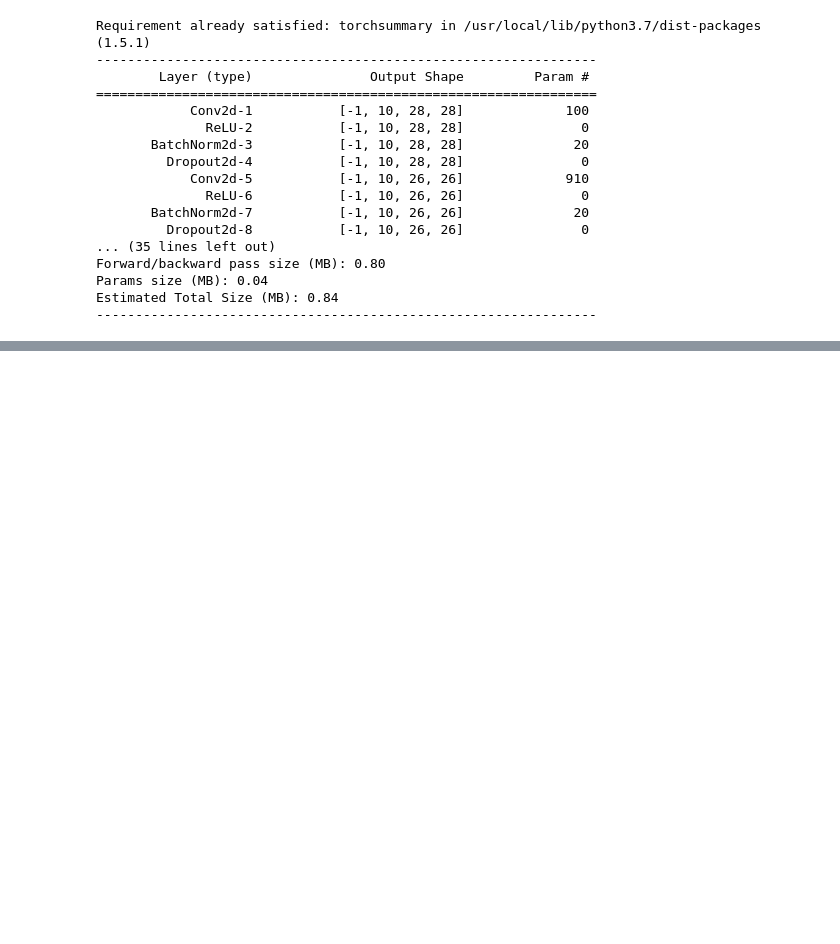
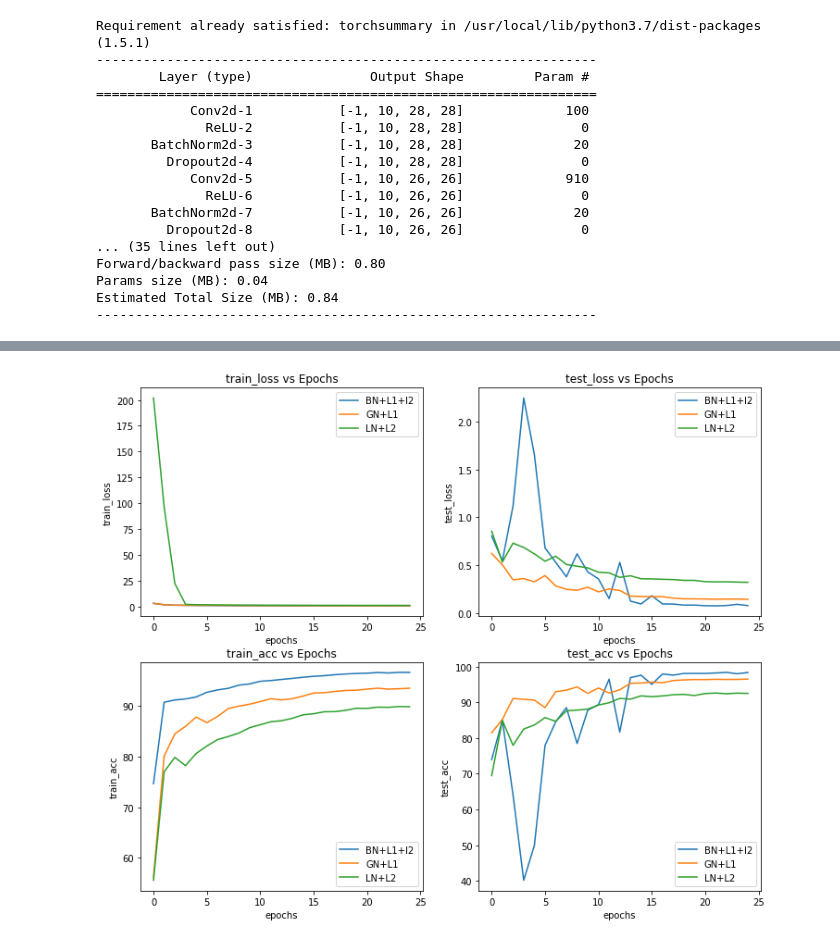
Before and after one commit to ShreyJ1729/EVA6-TSAI, a Jupyter notebook: 06-BatchNorm&Regularization/06-BatchNorm&Regularization.ipynb, the cells around one changed output, grey strips where cells are left out. Cells and saved outputs as stored; diff of their text form; code cells hidden in the pictures; blank space fills up the shorter version.

```diff
--- a/06-BatchNorm&Regularization/06-BatchNorm&Regularization.ipynb
+++ b/06-BatchNorm&Regularization/06-BatchNorm&Regularization.ipynb
@@ -122,7 +72,7 @@ test_loader = torch.utils.data.DataLoader(
 # %%
 import torch
 
-def fit(model, device, train_loader, val_loader, optimizer, epochs, loss_func, lambda_l1=0, l1reg=None, scheduler=None, notebook=False, leave=False):
+def fit(model_name, model, device, train_loader, val_loader, optimizer, epochs, loss_func, lambda_l1=0, l1reg=None, l2reg=None, scheduler=None, notebook=False, leave=False):
     model = model.to(device)
 
     results = {
@@ -203,6 +153,7 @@ def fit(model, device, train_loader, val_loader, optimizer, epochs, loss_func, l
         results["test_loss"].append(test_loss)
         results["test_acc"].append(100. * correct / len(test_loader.dataset) )
 
+    torch.save(model, f"{model_name}.pt")
     return results
 # %%
 #Training all models
@@ -243,24 +203,23 @@ Epoch 4
 # %%
 # Test loss plot:
-# 0 - BN
+# 0 - BN+L1
 # 1 - GN
 # 2 - LN
 
 import matplotlib.pyplot as plt
-plt.plot(final[0]["test_loss"], label="BN+L1")
-plt.plot(final[1]["test_loss"], label="GN")
-plt.plot(final[2]["test_loss"], label="LN")
-plt.legend()
-plt.xlabel("epochs")
-plt.ylabel("loss (F.nll_loss)")
-plt.title("Validation Loss vs Epochs")
+
+plt.figure(figsize=(12,10))
+index=1
+for metric in ["train_loss", "test_loss", "train_acc", "test_acc"]:
+  plt.subplot(2, 2, index)
+  plt.plot(final[0][metric], label="BN+L1+l2")
+  plt.plot(final[1][metric], label="GN+L1")
+  plt.plot(final[2][metric], label="LN+L2")
+  plt.legend()
+  plt.xlabel("epochs")
+  plt.ylabel(metric)
+  plt.title(f"{metric} vs Epochs")
+  index+=1
 plt.show()
-
-plt.plot(final[0]["test_acc"], label="BN+L1")
-plt.plot(final[1]["test_acc"], label="GN")
-plt.plot(final[2]["test_acc"], label="LN")
-plt.legend()
-plt.xlabel("epochs")
-plt.ylabel("accuracy")
-plt.title("Accuracy vs Epochs")
-plt.show()
+# %% [output]
+[figure, added]
```
Also changed, not shown: parts of 6 cells of this notebook.
